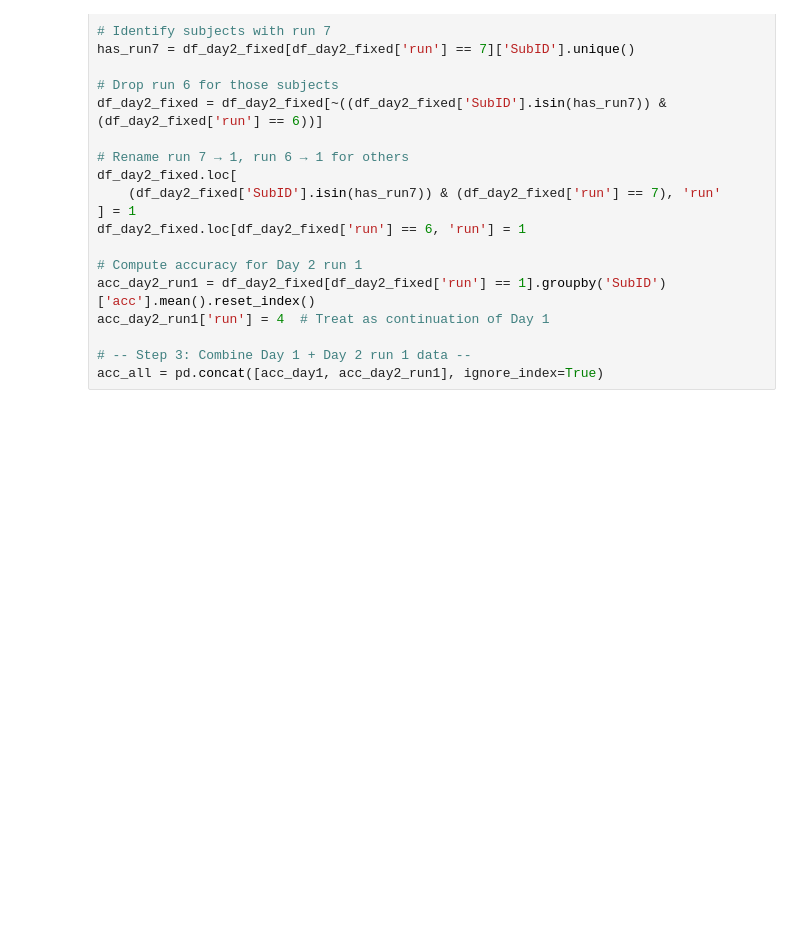
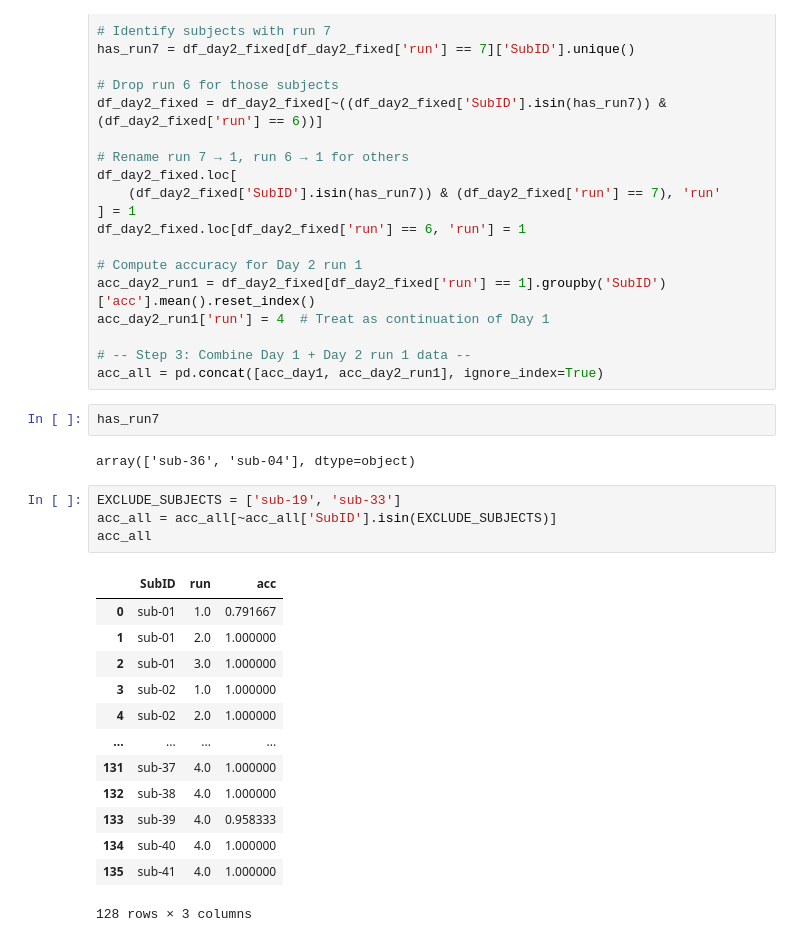
Before and after one commit to QingfangLiu/project-spcd, a Jupyter notebook: scripts_behavior/analyze_precond.ipynb, the cells around one changed output. Cells and saved outputs as stored; diff of their text form; blank space fills up the shorter version.

```diff
--- a/scripts_behavior/analyze_precond.ipynb
+++ b/scripts_behavior/analyze_precond.ipynb
@@ -61,3 +61,25 @@ acc_day2_run1['run'] = 4  # Treat as continuation of Day 1
 
 # -- Step 3: Combine Day 1 + Day 2 run 1 data --
 acc_all = pd.concat([acc_day1, acc_day2_run1], ignore_index=True)
+# %%
+has_run7
+# %% [output]
+array(['sub-36', 'sub-04'], dtype=object)
+# %%
+EXCLUDE_SUBJECTS = ['sub-19', 'sub-33']
+acc_all = acc_all[~acc_all['SubID'].isin(EXCLUDE_SUBJECTS)]
+acc_all
+# %% [output]
+|  | SubID | run | acc |
+| 0 | sub-01 | 1.0 | 0.791667 |
+| 1 | sub-01 | 2.0 | 1.000000 |
+| 2 | sub-01 | 3.0 | 1.000000 |
+| 3 | sub-02 | 1.0 | 1.000000 |
+| 4 | sub-02 | 2.0 | 1.000000 |
+| ... | ... | ... | ... |
+| 131 | sub-37 | 4.0 | 1.000000 |
+| 132 | sub-38 | 4.0 | 1.000000 |
+| 133 | sub-39 | 4.0 | 0.958333 |
+| 134 | sub-40 | 4.0 | 1.000000 |
+| 135 | sub-41 | 4.0 | 1.000000 |
+128 rows × 3 columns
```
Also changed, not shown: parts of 15 cells of this notebook, 36 other files.
